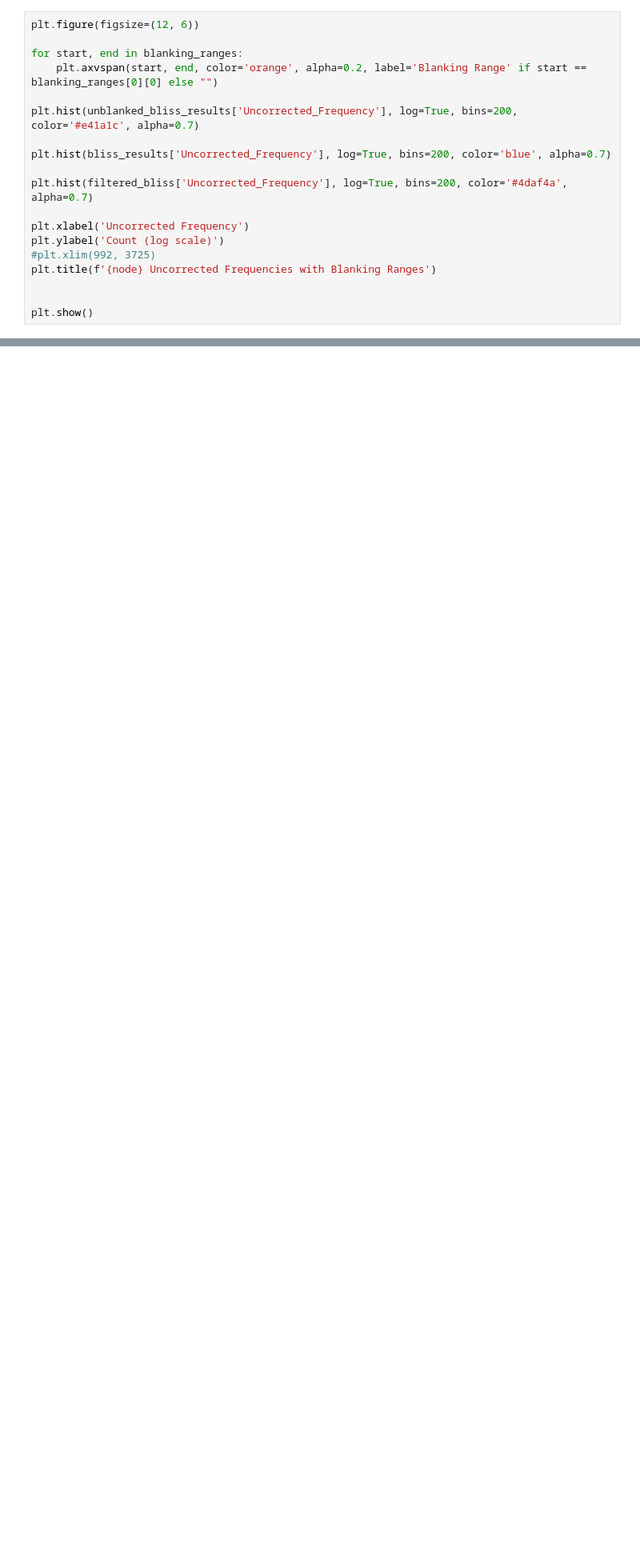
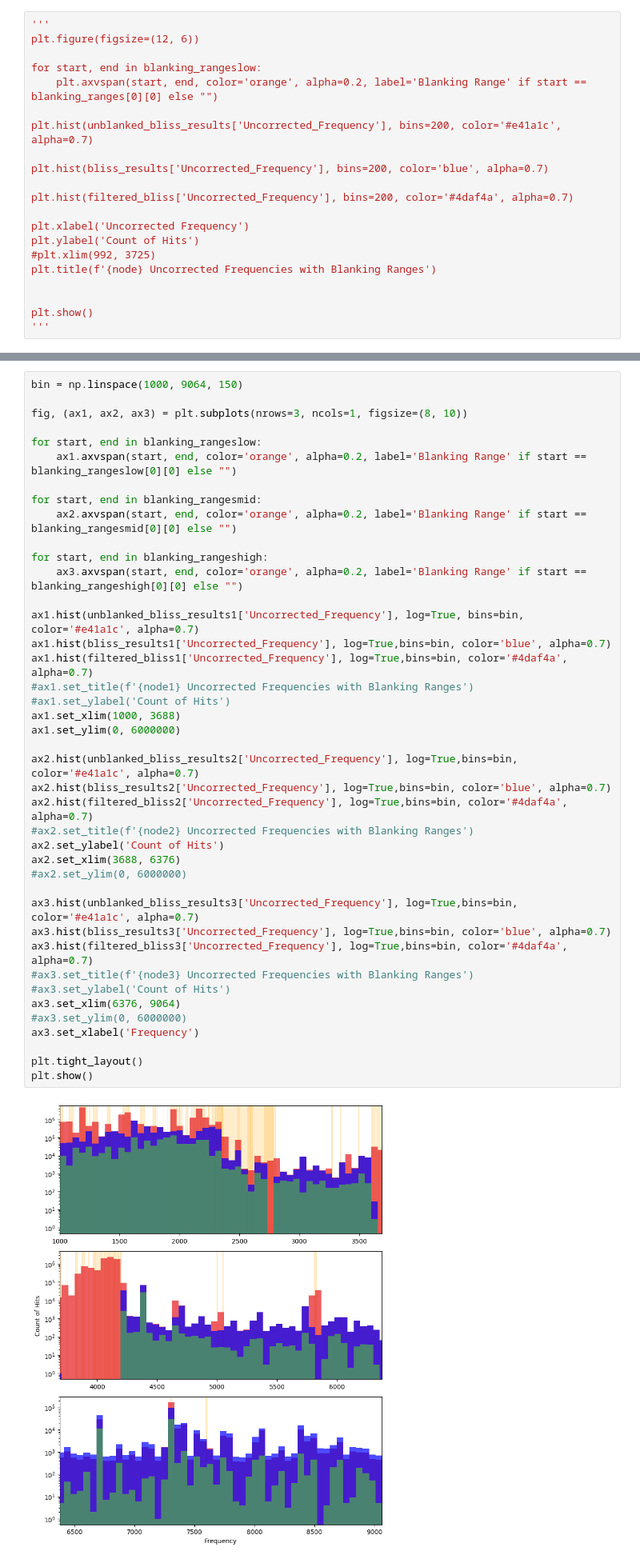
Before and after one commit to valegl04/BL_ATA_Alerts, a Jupyter notebook: ATA/histogram.ipynb, the cells around one changed output, grey strips where cells are left out. Shown at 80% size. Saved outputs shown, nothing was run; the diff lists cells and outputs as text; blank space fills up the shorter version.

```diff
--- a/ATA/histogram.ipynb
+++ b/ATA/histogram.ipynb
@@ -78,20 +121,22 @@ blanking_ranges = [[1000, 1025],[1075,	1116],[1168,	1184.3],[1187,	1192],[1192.1
 # %%
+'''
 plt.figure(figsize=(12, 6))
 
-for start, end in blanking_ranges:
+for start, end in blanking_rangeslow:
     plt.axvspan(start, end, color='orange', alpha=0.2, label='Blanking Range' if start == blanking_ranges[0][0] else "")
 
-plt.hist(unblanked_bliss_results['Uncorrected_Frequency'], log=True, bins=200, color='#e41a1c', alpha=0.7)
+plt.hist(unblanked_bliss_results['Uncorrected_Frequency'], bins=200, color='#e41a1c', alpha=0.7)
 
-plt.hist(bliss_results['Uncorrected_Frequency'], log=True, bins=200, color='blue', alpha=0.7)
+plt.hist(bliss_results['Uncorrected_Frequency'], bins=200, color='blue', alpha=0.7)
 
-plt.hist(filtered_bliss['Uncorrected_Frequency'], log=True, bins=200, color='#4daf4a', alpha=0.7)
+plt.hist(filtered_bliss['Uncorrected_Frequency'], bins=200, color='#4daf4a', alpha=0.7)
 
 plt.xlabel('Uncorrected Frequency')
-plt.ylabel('Count (log scale)')
+plt.ylabel('Count of Hits')
 #plt.xlim(992, 3725)
 plt.title(f'{node} Uncorrected Frequencies with Blanking Ranges')
 
 
 plt.show()
+'''
 # %% [output]
@@ -99,3 +144,46 @@ plt.show()
+# %%
+bin = np.linspace(1000, 9064, 150)
+
+fig, (ax1, ax2, ax3) = plt.subplots(nrows=3, ncols=1, figsize=(8, 10))
+
+for start, end in blanking_rangeslow:
+    ax1.axvspan(start, end, color='orange', alpha=0.2, label='Blanking Range' if start == blanking_rangeslow[0][0] else "")
+
+for start, end in blanking_rangesmid:
+    ax2.axvspan(start, end, color='orange', alpha=0.2, label='Blanking Range' if start == blanking_rangesmid[0][0] else "")
+
+for start, end in blanking_rangeshigh:
+    ax3.axvspan(start, end, color='orange', alpha=0.2, label='Blanking Range' if start == blanking_rangeshigh[0][0] else "")
+
+ax1.hist(unblanked_bliss_results1['Uncorrected_Frequency'], log=True, bins=bin, color='#e41a1c', alpha=0.7)
+ax1.hist(bliss_results1['Uncorrected_Frequency'], log=True,bins=bin, color='blue', alpha=0.7)
+ax1.hist(filtered_bliss1['Uncorrected_Frequency'], log=True,bins=bin, color='#4daf4a', alpha=0.7)
+#ax1.set_title(f'{node1} Uncorrected Frequencies with Blanking Ranges')
+#ax1.set_ylabel('Count of Hits')
+ax1.set_xlim(1000, 3688)
+ax1.set_ylim(0, 6000000)
+
+ax2.hist(unblanked_bliss_results2['Uncorrected_Frequency'], log=True,bins=bin, color='#e41a1c', alpha=0.7)
+ax2.hist(bliss_results2['Uncorrected_Frequency'], log=True,bins=bin, color='blue', alpha=0.7)
+ax2.hist(filtered_bliss2['Uncorrected_Frequency'], log=True,bins=bin, color='#4daf4a', alpha=0.7)
+#ax2.set_title(f'{node2} Uncorrected Frequencies with Blanking Ranges')
+ax2.set_ylabel('Count of Hits')
+ax2.set_xlim(3688, 6376)
+#ax2.set_ylim(0, 6000000)
+
+ax3.hist(unblanked_bliss_results3['Uncorrected_Frequency'], log=True,bins=bin, color='#e41a1c', alpha=0.7)
+ax3.hist(bliss_results3['Uncorrected_Frequency'], log=True,bins=bin, color='blue', alpha=0.7)
+ax3.hist(filtered_bliss3['Uncorrected_Frequency'], log=True,bins=bin, color='#4daf4a', alpha=0.7)
+#ax3.set_title(f'{node3} Uncorrected Frequencies with Blanking Ranges')
+#ax3.set_ylabel('Count of Hits')
+ax3.set_xlim(6376, 9064)
+#ax3.set_ylim(0, 6000000)
+ax3.set_xlabel('Frequency')
+
+plt.tight_layout()
+plt.show()
+# %% [output]
+[figure, added]
 # %%
 '''
 unblanked_bliss_results['Type'] = 'unblanked'
```
Also changed, not shown: parts of 5 cells of this notebook, 3 other files.
